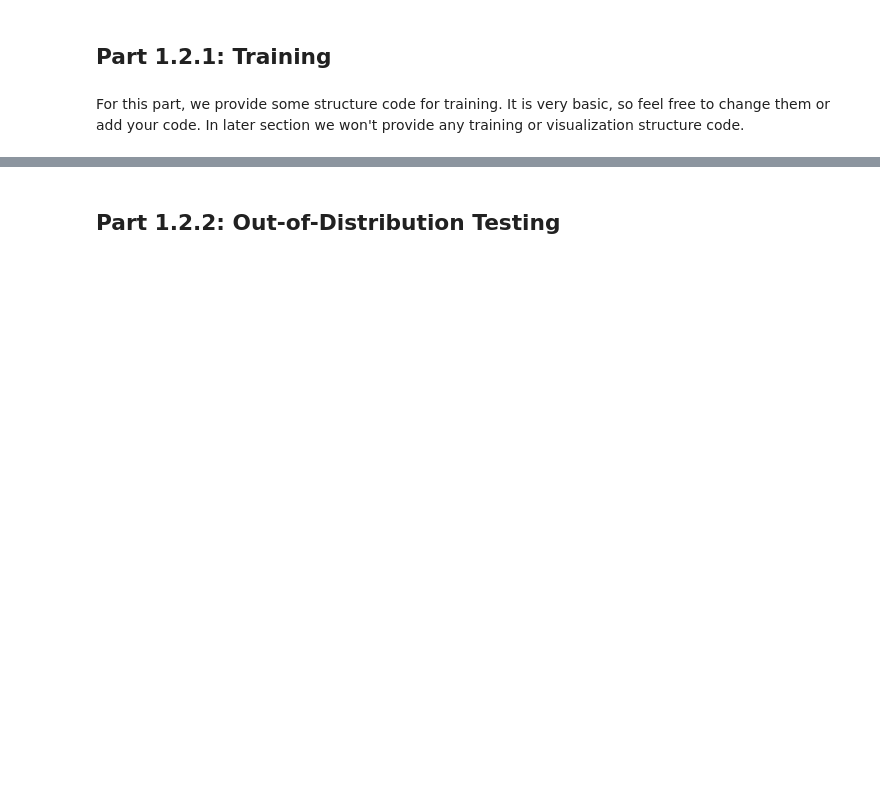
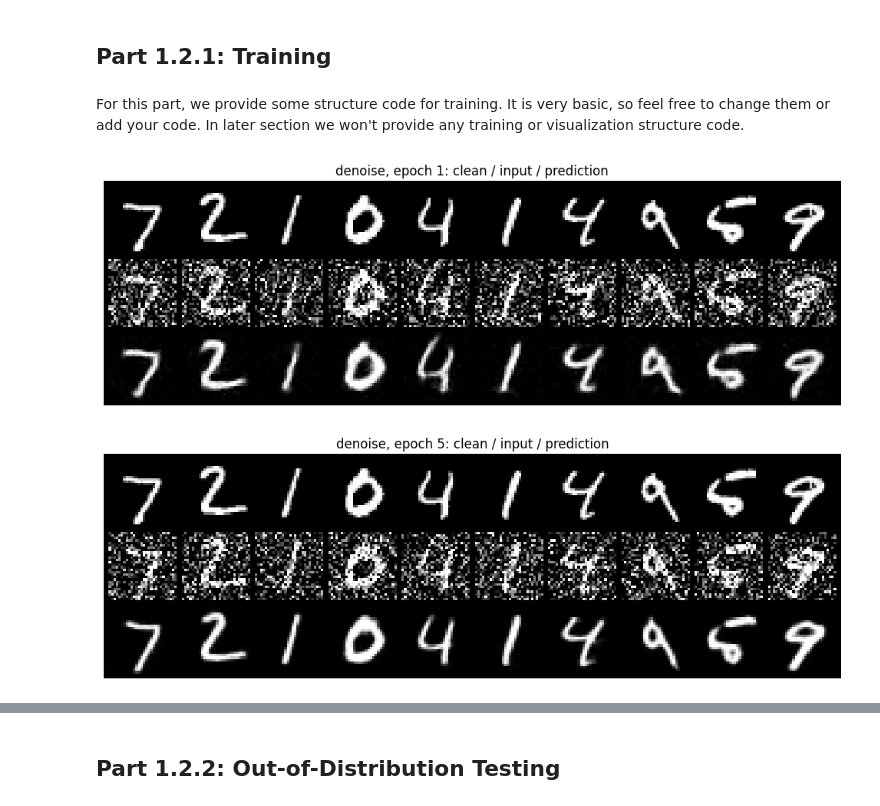
Before and after one commit to Bobby202608/UCB-CS180-Projects, a Jupyter notebook: Project 3/code/Part B/partb.ipynb, the cells around one changed output, grey strips where cells are left out. Saved outputs shown, nothing was run; the diff lists cells and outputs as text; code cells hidden in the pictures; blank space fills up the shorter version.

```diff
--- a/Project 3/code/Part B/partb.ipynb
+++ b/Project 3/code/Part B/partb.ipynb
@@ -339,18 +351,0 @@ criterion = None
-# %%
-# The training loops
-train_losses = []
-for epoch in range(num_epochs):
-    for i, (images, _) in enumerate(tqdm(train_loader)):
-
-        # ===== your code here! ====
-
-        outputs = None
-
-        # ===== end of code ====
-
-        loss = criterion(outputs, images)
-        optimizer.zero_grad()
-        loss.backward()
-        optimizer.step()
-
-        train_losses.append(loss.item())
@@ -361,0 +352,37 @@ for epoch in range(num_epochs):
+# %%
+# The training loops
+train_losses = []
+
+for epoch in range(num_epochs):
+    model.train()
+
+    for i, (images, _) in enumerate(tqdm(train_loader)):
+        noisy_images = images.to(device) + noise_level * torch.randn_like(images).to(device)
+        outputs = model(noisy_images)
+
+        loss = criterion(outputs, images.to(device))
+        optimizer.zero_grad()
+        loss.backward()
+        optimizer.step()
+
+        train_losses.append(loss.item())
+
+    # Sample results on the test set after the 1st and 5th epochs
+    if epoch == 0 or epoch == 4:
+        with torch.no_grad():
+            model.eval()
+
+            test_clean = torch.stack([test_dataset[i][0] for i in range(10)]).to(device)
+            test_input = test_clean + noise_level * torch.randn_like(test_clean).to(device)
+            test_pred = model(test_input)
+
+            results = torch.cat([test_clean, test_input, test_pred], dim=0)
+            show_grid(
+                results,
+                title=f"denoise, epoch {epoch + 1}: clean / input / prediction",
+                filename=f"denoise_epoch_{epoch + 1}.png",
+                nrow=len(test_clean)
+            )
+# %% [output]
+[figure, added]
+[figure, added]
```
Also changed, not shown: parts of 13 cells of this notebook.
